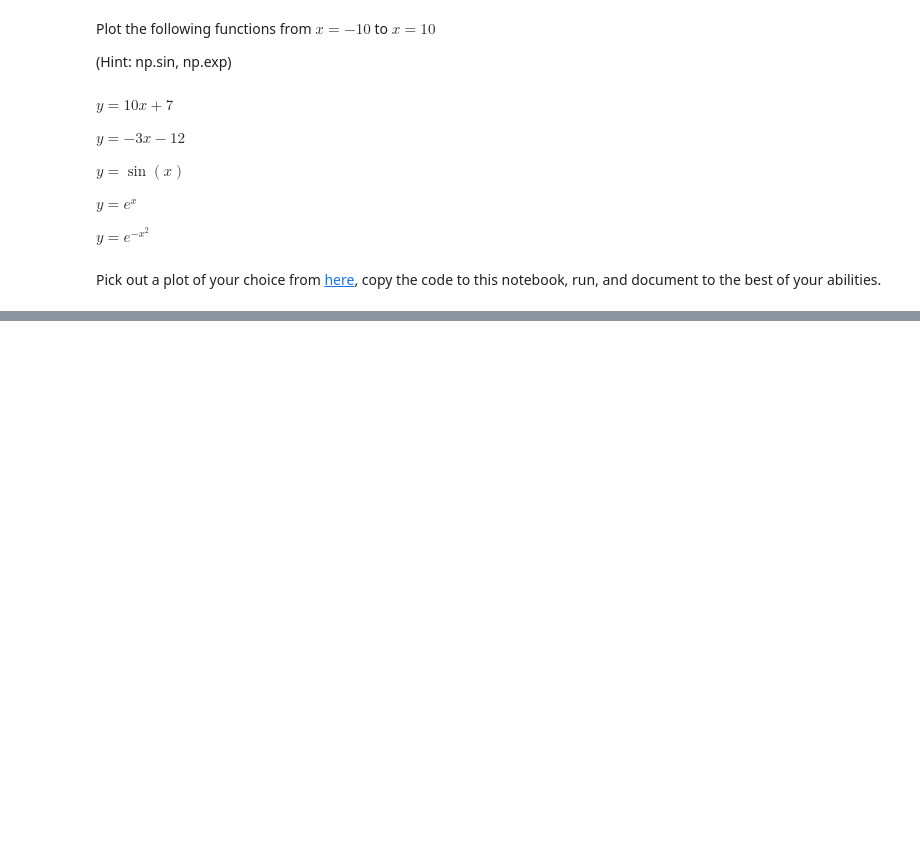
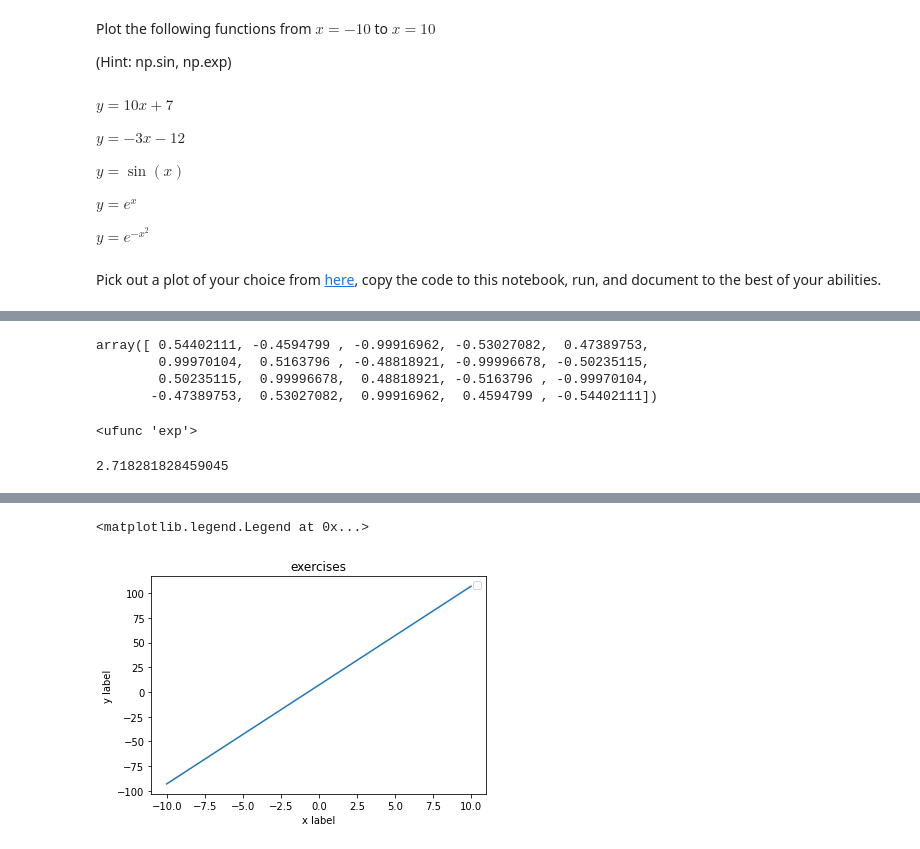
Before and after one commit to kayleeoneill/Probability_Statistics, a Jupyter notebook: O'Neill lab 1.ipynb, the cells around one changed output, grey strips where cells are left out. Cells and saved outputs as stored; diff of their text form; code cells hidden in the pictures; blank space fills up the shorter version.

Commit message:
exercises

```diff
--- a/O'Neill lab 1.ipynb
+++ b/O'Neill lab 1.ipynb
@@ -256,0 +307,28 @@ Pick out a plot of your choice from [here](https://matplotlib.org/stable/gallery
+# %%
+np.sin(x)
+# %% [output]
+array([ 0.54402111, -0.4594799 , -0.99916962, -0.53027082,  0.47389753,
+        0.99970104,  0.5163796 , -0.48818921, -0.99996678, -0.50235115,
+        0.50235115,  0.99996678,  0.48818921, -0.5163796 , -0.99970104,
+       -0.47389753,  0.53027082,  0.99916962,  0.4594799 , -0.54402111])
+# %%
+np.exp
+# %% [output]
+<ufunc 'exp'>
+# %%
+np.e
+# %% [output]
+2.718281828459045
+# %%
+x = np.linspace(-10, 10, 100)
+
+plt.plot(x, 10*x+7, linestyle='-' )
+
+
+plt.xlabel('x label')
+plt.ylabel('y label')
+
+plt.title("exercises")
+
+plt.legend()
+# %% [output]
@@ -256,0 +336,2 @@ Pick out a plot of your choice from [here](https://matplotlib.org/stable/gallery
+<matplotlib.legend.Legend at 0x...>
+[figure, added]
```
Also changed, not shown: parts of 25 cells of this notebook.
